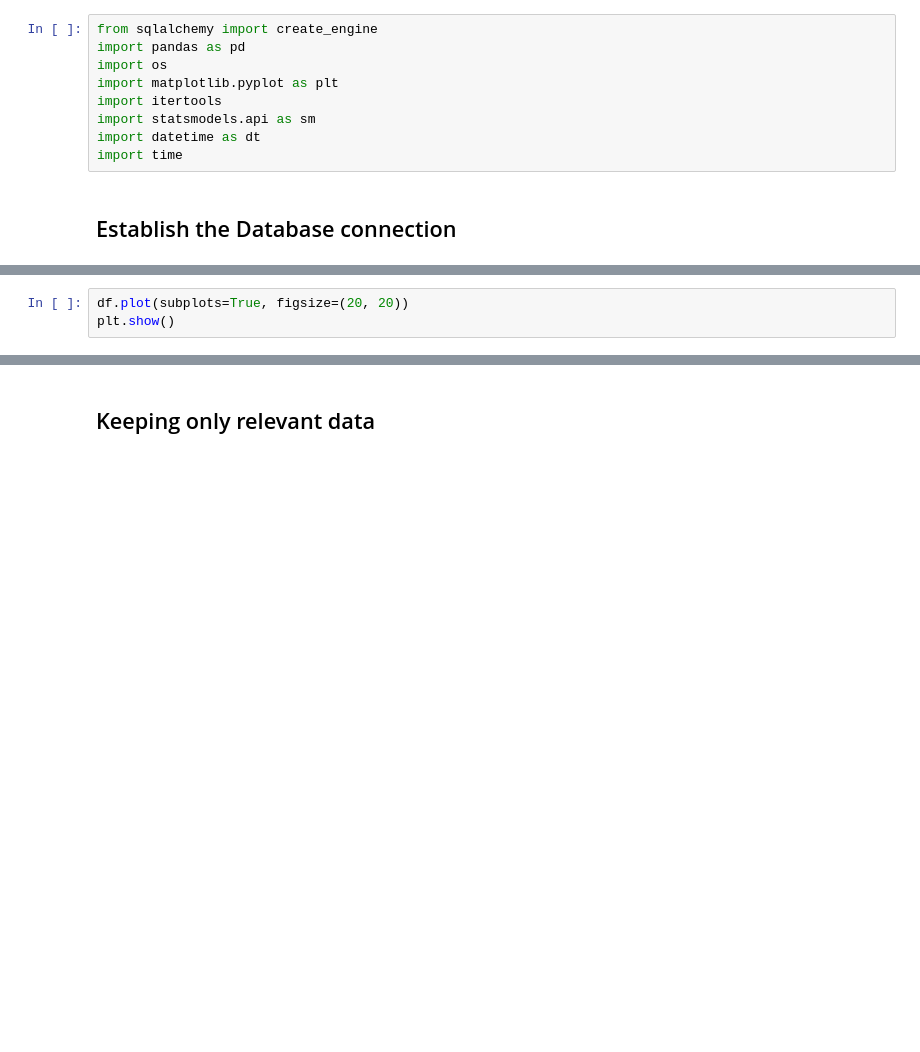
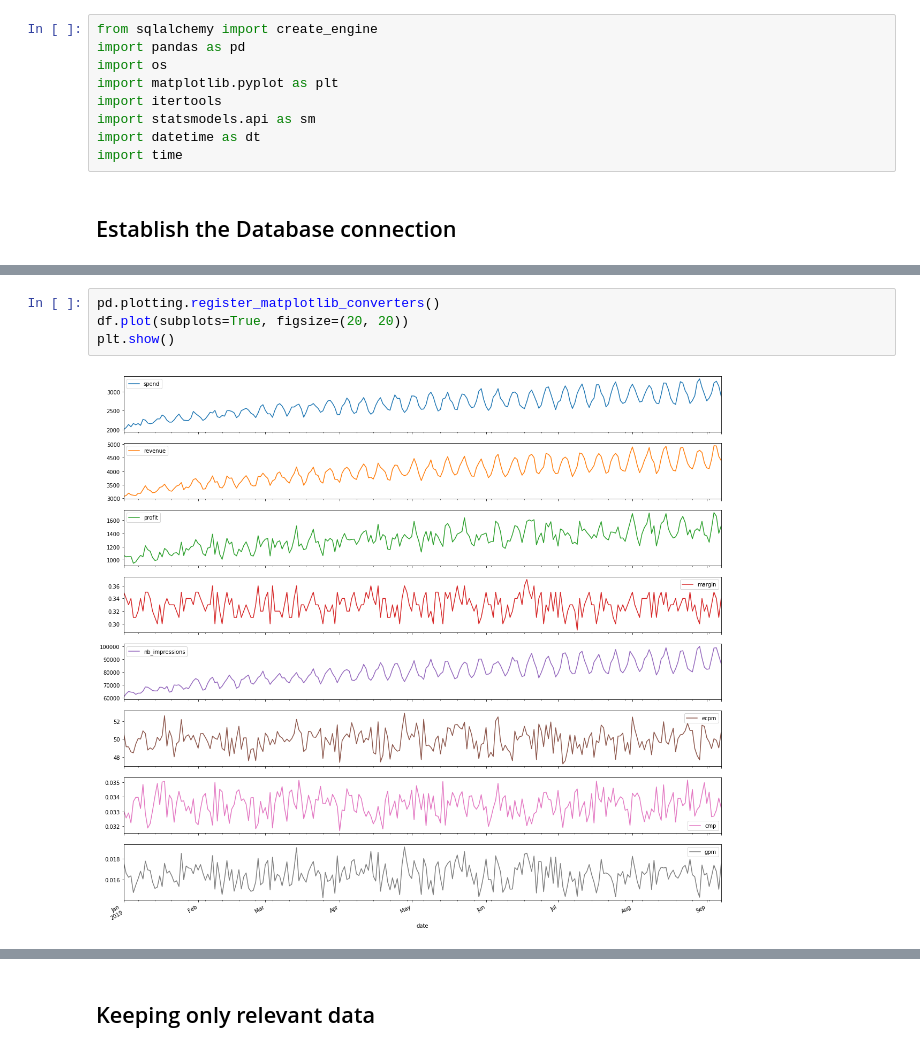
Before and after one commit to Wysnard/data-madbox, a Jupyter notebook: prediction/prediction.ipynb, the cells around one changed output, grey strips where cells are left out. Drawn from its saved outputs; the diff is of its cells as text; blank space fills up the shorter version.

```diff
--- a/prediction/prediction.ipynb
+++ b/prediction/prediction.ipynb
@@ -63,6 +75,9 @@ df.assign(
 # %%
+pd.plotting.register_matplotlib_converters()
 df.plot(subplots=True, figsize=(20, 20))
 plt.show()
+# %% [output]
+[figure, added]
 # %%
 f = plt.figure(figsize=(19, 15))
 plt.matshow(df.corr(), fignum=f.number)
```
Also changed, not shown: parts of 11 cells of this notebook, 5 other files.
